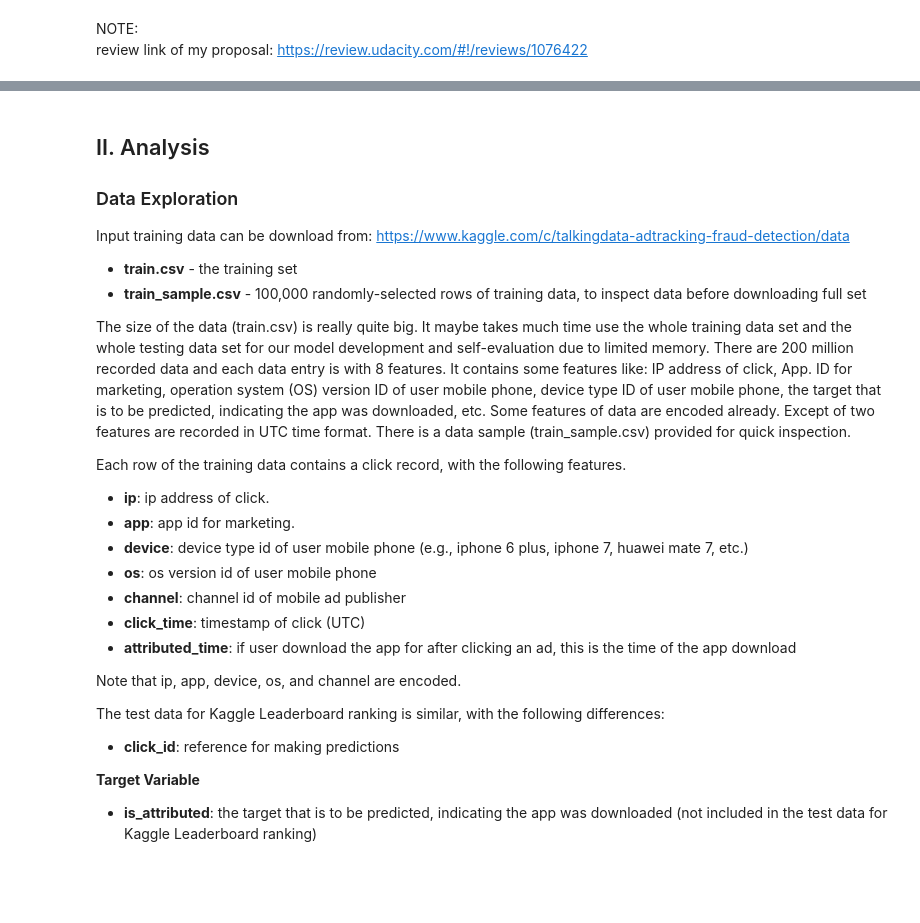
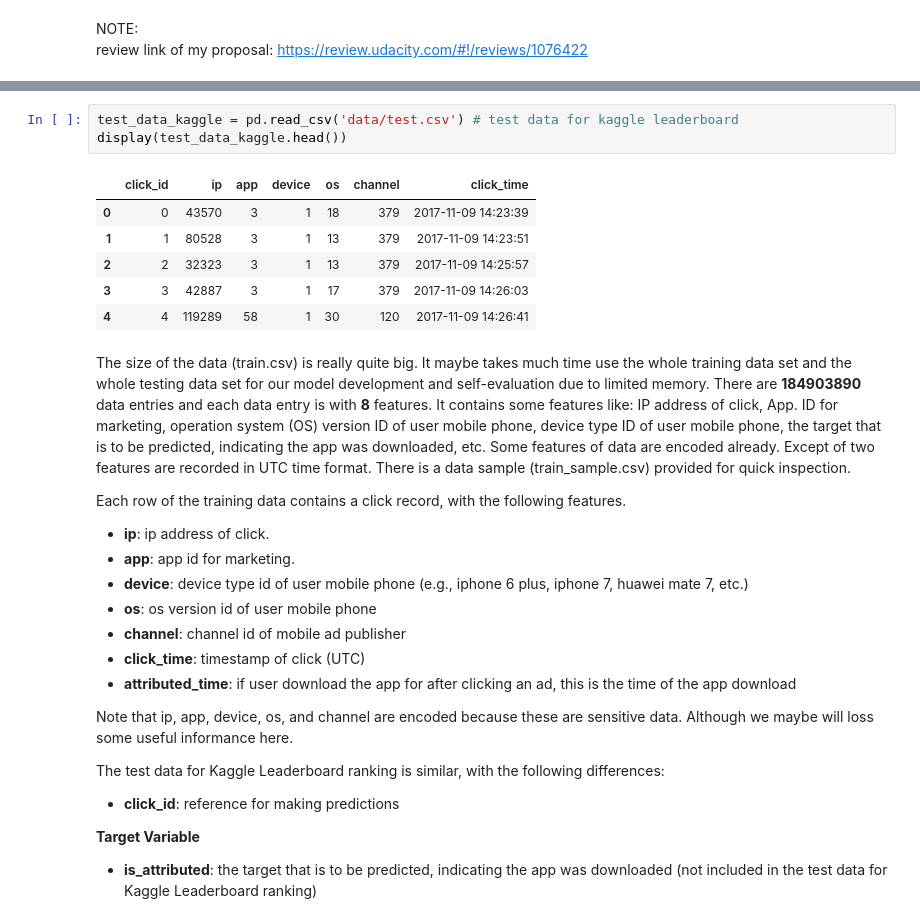
Before and after one commit to yuhow/udacity_nano_ML_course, a Jupyter notebook: capstone/capstone.ipynb, the cells around one changed output, grey strips where cells are left out. Saved outputs shown, nothing was run; the diff lists cells and outputs as text; blank space fills up the shorter version.

```diff
--- a/capstone/capstone.ipynb
+++ b/capstone/capstone.ipynb
@@ -52,11 +88,15 @@ Ref: https://en.wikipedia.org/wiki/Receiver_operating_characteristic
+# %%
+test_data_kaggle = pd.read_csv('data/test.csv') # test data for kaggle leaderboard
+display(test_data_kaggle.head())
+# %% [output]
+|  | click_id | ip | app | device | os | channel | click_time |
+| 0 | 0 | 43570 | 3 | 1 | 18 | 379 | 2017-11-09 14:23:39 |
+| 1 | 1 | 80528 | 3 | 1 | 13 | 379 | 2017-11-09 14:23:51 |
+| 2 | 2 | 32323 | 3 | 1 | 13 | 379 | 2017-11-09 14:25:57 |
+| 3 | 3 | 42887 | 3 | 1 | 17 | 379 | 2017-11-09 14:26:03 |
+| 4 | 4 | 119289 | 58 | 1 | 30 | 120 | 2017-11-09 14:26:41 |
 # %% [markdown]
-## II. Analysis
-### Data Exploration
-Input training data can be download from: https://www.kaggle.com/c/talkingdata-adtracking-fraud-detection/data
-- **train.csv** - the training set
-- **train_sample.csv** - 100,000 randomly-selected rows of training data, to inspect data before downloading full set
-
-The size of the data (train.csv) is really quite big. It maybe takes much time use the whole training data set and the whole testing data set for our model development and self-evaluation due to limited memory. There are 200 million recorded data and each data entry is with 8 features. It contains some features like: IP address of click, App. ID for marketing, operation system (OS) version ID of user mobile phone, device type ID of user mobile phone, the target that is to be predicted, indicating the app was downloaded, etc. Some features of data are encoded already. Except of two features are recorded in UTC time format. There is a data sample (train_sample.csv) provided for quick inspection.
+The size of the data (train.csv) is really quite big. It maybe takes much time use the whole training data set and the whole testing data set for our model development and self-evaluation due to limited memory. There are **184903890** data entries and each data entry is with **8** features. It contains some features like: IP address of click, App. ID for marketing, operation system (OS) version ID of user mobile phone, device type ID of user mobile phone, the target that is to be predicted, indicating the app was downloaded, etc. Some features of data are encoded already. Except of two features are recorded in UTC time format. There is a data sample (train_sample.csv) provided for quick inspection.
 
 Each row of the training data contains a click record, with the following features.
 - **ip**: ip address of click.
@@ -67,7 +107,7 @@ Each row of the training data contains a click record, with the following featur
 - **click_time**: timestamp of click (UTC)
 - **attributed_time**: if user download the app for after clicking an ad, this is the time of the app download
 
-Note that ip, app, device, os, and channel are encoded.
+Note that ip, app, device, os, and channel are encoded because these are sensitive data. Although we maybe will loss some useful  informance here.
 
 The test data for Kaggle Leaderboard ranking is similar, with the following differences: <br>
 - **click_id**: reference for making predictions
```
Also changed, not shown: parts of 12 cells of this notebook.
